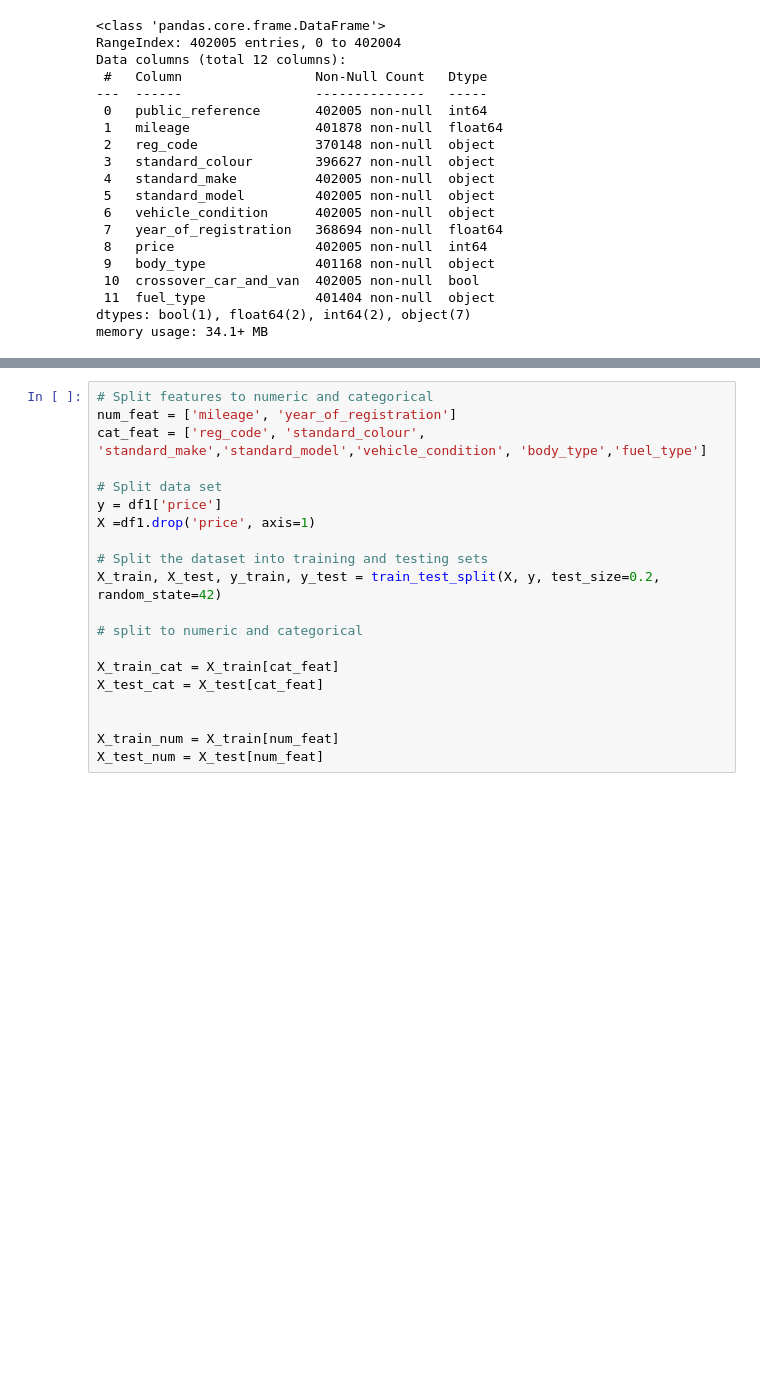
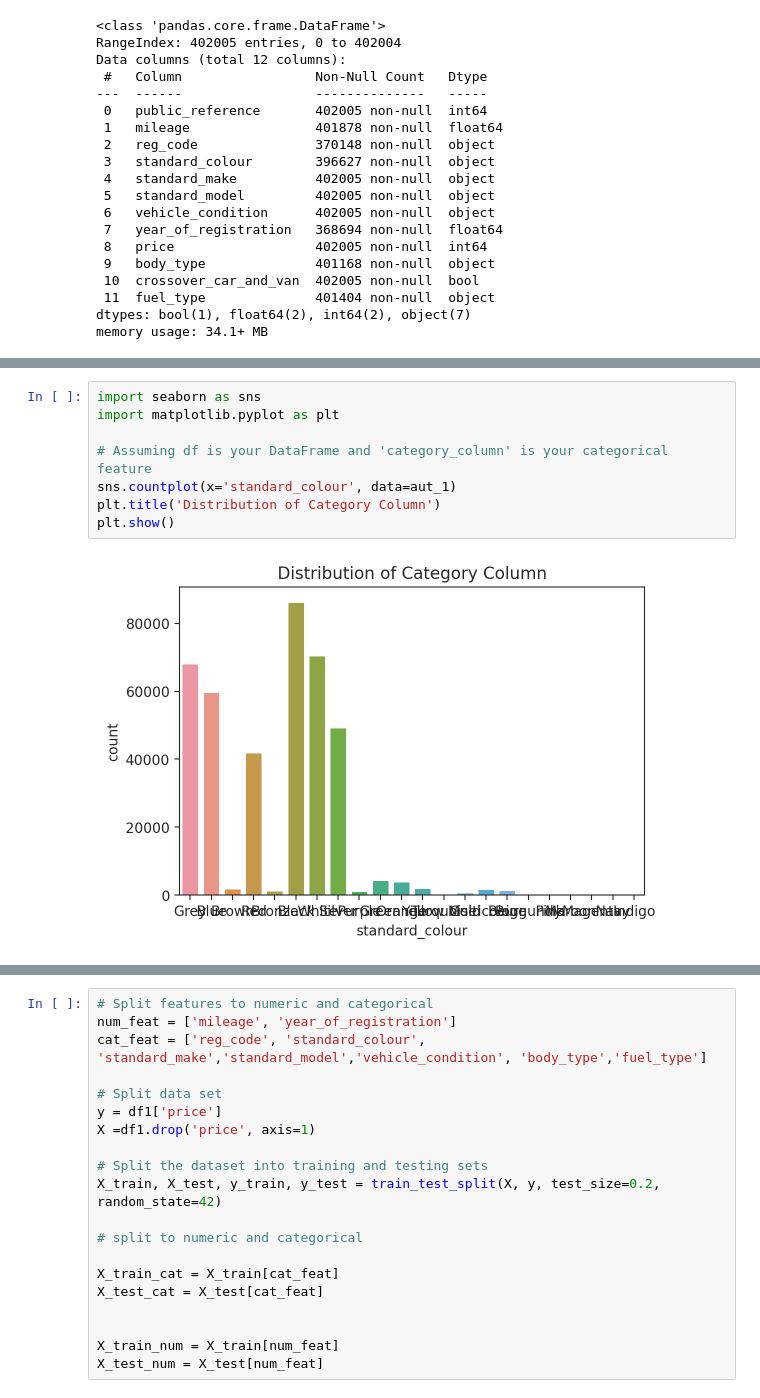
Before and after one commit to kessingtonosazee/GCP_Project_1, a Jupyter notebook: assessment_rrr.ipynb, the cells around one changed output, grey strips where cells are left out. Cells and saved outputs as stored; diff of their text form; blank space fills up the shorter version.

```diff
--- a/assessment_rrr.ipynb
+++ b/assessment_rrr.ipynb
@@ -122,0 +240,10 @@ memory usage: 34.1+ MB
+# %%
+import seaborn as sns
+import matplotlib.pyplot as plt
+
+# Assuming df is your DataFrame and 'category_column' is your categorical feature
+sns.countplot(x='standard_colour', data=aut_1)
+plt.title('Distribution of Category Column')
+plt.show()
+# %% [output]
+[figure, added]
```
Also changed, not shown: parts of 18 cells of this notebook.
